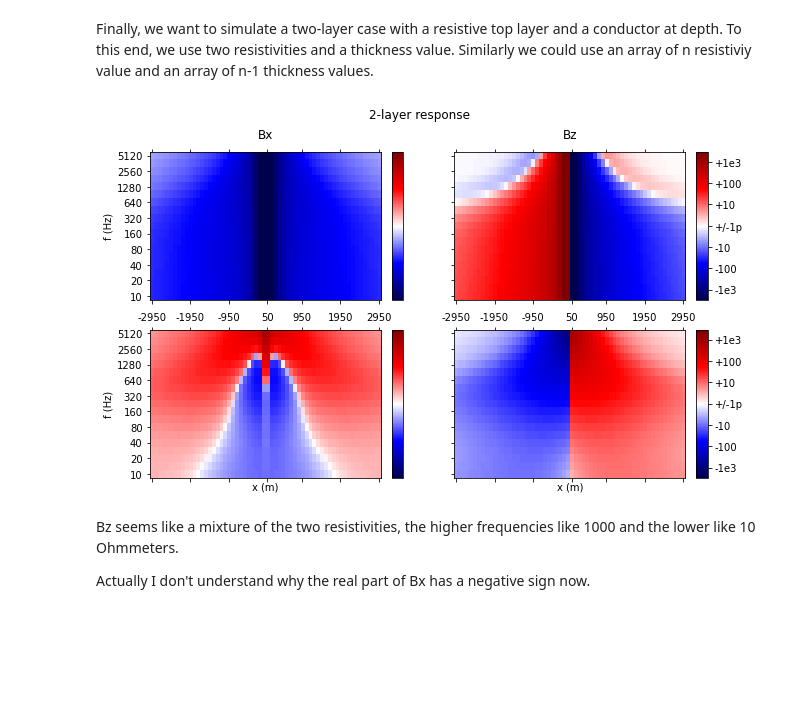
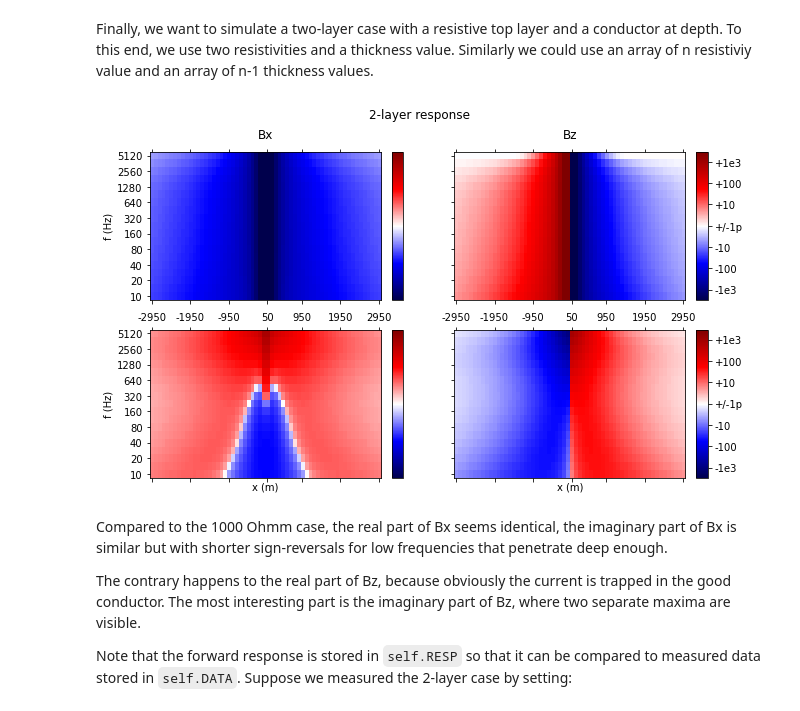
Before and after one commit to LIAG-S2/SAEM, a Jupyter notebook: examples/SAEM-Fields.ipynb, the cells around one changed output. Cells and saved outputs as stored; diff of their text form; code cells hidden in the pictures; blank space fills up the shorter version.

```diff
--- a/examples/SAEM-Fields.ipynb
+++ b/examples/SAEM-Fields.ipynb
@@ -59,10 +59,6 @@ With increasing conductivity (decreasing resistivity), the fields decay faster,
 # %% [markdown]
 Finally, we want to simulate a two-layer case with a resistive top layer and a conductor at depth. To this end, we use two resistivities and a thickness value. Similarly we could use an array of n resistiviy value and an array of n-1 thickness values.
 # %%
-self.simulate(rho=[1000, 10], thk=1000, show=True, name="2-layer", **kw);
+self.simulate(rho=[1000, 10], thk=300, show=True, name="2-layer", **kw);
 # %% [output]
-[figure, old version]
+[figure, new version]
-# %% [markdown]
-Bz seems like a mixture of the two resistivities, the higher frequencies like 1000 and the lower like 10 Ohmmeters.
-
-Actually I don't understand why the real part of Bx has a negative sign now.
@@ -71,0 +65,6 @@ Actually I don't understand why the real part of Bx has a negative sign now.
+# %% [markdown]
+Compared to the 1000 Ohmm case, the real part of Bx seems identical, the imaginary part of Bx is similar but with shorter sign-reversals for low frequencies that penetrate deep enough.
+
+The contrary happens to the real part of Bz, because obviously the current is trapped in the good conductor. The most interesting part is the imaginary part of Bz, where two separate maxima are visible.
+
+Note that the forward response is stored in `self.RESP` so that it can be compared to measured data stored in `self.DATA`. Suppose we measured the 2-layer case by setting:
```
Also changed, not shown: parts of 3 cells of this notebook, 1 other file.
